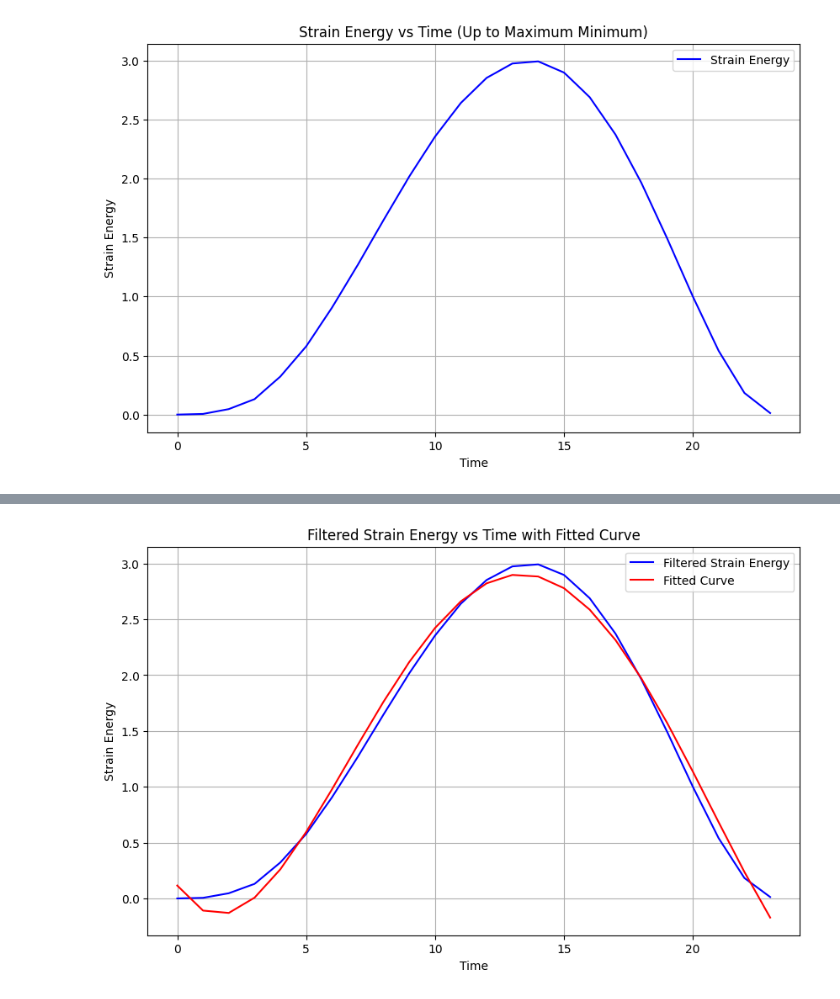
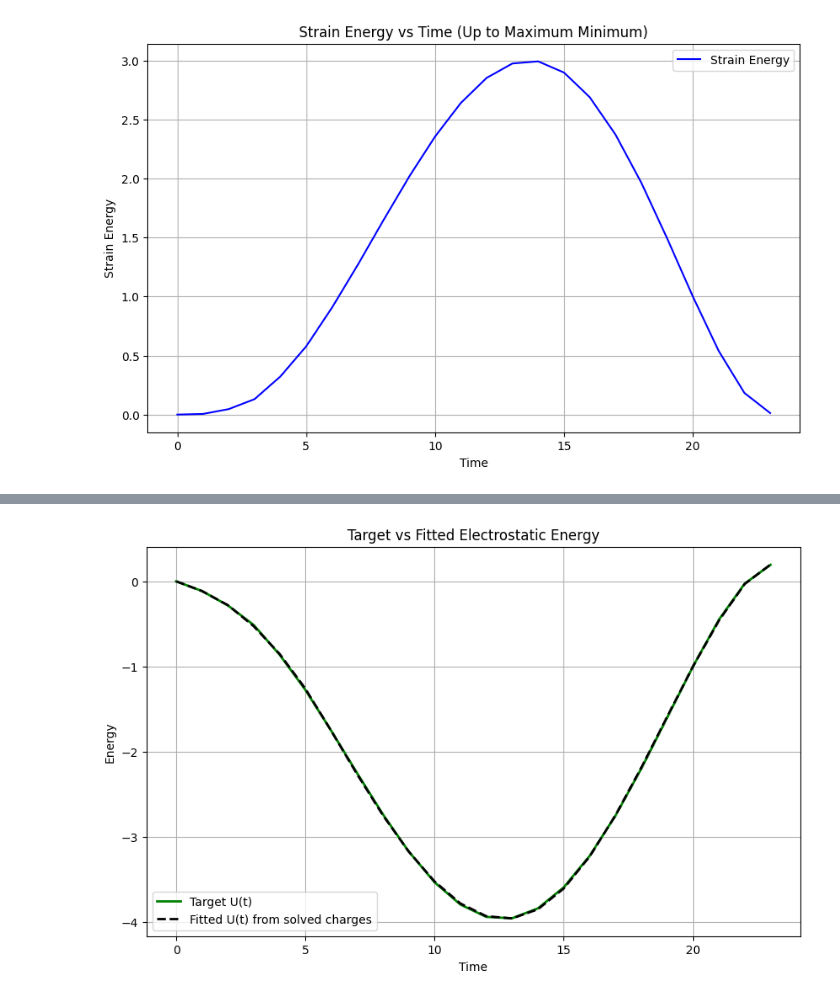
Before and after one commit to Sam-MARTis/Auxetic-MM-Simulation, a Jupyter notebook: Physics-Engine_Python_V3/analysis.ipynb, the cells around one changed output, grey strips where cells are left out. Saved outputs shown, nothing was run; the diff lists cells and outputs as text; code cells hidden in the pictures.

```diff
--- a/Physics-Engine_Python_V3/analysis.ipynb
+++ b/Physics-Engine_Python_V3/analysis.ipynb
@@ -65,0 +109,6 @@ Times of energy maxima: [14.], Energies at those times: [2.99174447]
+# %%
+print(f"Shape of charged_nodes_positions_log: {len(charged_nodes_positions_log)}, {len(charged_nodes_positions_log[0])}, {len(charged_nodes_positions_log[0][0])}")
+charged_nodes_positions_log = np.array(charged_nodes_positions_log)
+def Kijk(pos: np.ndarray, i: int, j: int, t: int):
+    distance = np.linalg.norm(pos[i] - pos[j])
+    return 1/distance if distance != 0 else 0
@@ -66 +158,21 @@ Times of energy maxima: [14.], Energies at those times: [2.99174447]
+# %%
+from scipy.optimize import minimize
+
+def solve_charges(positions, U_target):
+
+    A_all = compute_A_all(positions)
+
+    N = positions.shape[1]
+
+    q0 = np.random.randn(N)
+
+    result = minimize(
+        fun=objective,
+        x0=q0,
+        args=(A_all, U_target),
+        jac=gradient,
+        method='L-BFGS-B'
+    )
+
+    return result.x, result
 # %%
@@ -109,16 +183,19 @@ plt.show()
-# %%
-# Plot the filtered energy curve and the fit new curve throught it
-coefficients_filtered = np.polyfit(t_log_filtered, energy_log_filtered, deg=4)
-energy_poly_filtered = np.poly1d(coefficients_filtered)
-energy_fit_filtered =  energy_poly_filtered(t_log_filtered)
-plt.figure(figsize=(10, 6))
-plt.plot(t_log_filtered, energy_log_filtered, label='Filtered Strain Energy', color='blue')
-plt.plot(t_log_filtered, energy_fit_filtered, label='Fitted Curve', color='red')
-plt.title('Filtered Strain Energy vs Time with Fitted Curve')
-plt.xlabel('Time')
-plt.ylabel('Strain Energy')
-plt.grid()
-plt.legend()
-plt.show()
-# %% [output]
-[figure, removed]
+# %%
+# Compare target energy vs fitted-charge energy on the same time window
+positions_fit = charged_nodes_positions_log[:len(required_charge_energy_values)]
+A_all_fit = compute_A_all(positions_fit)
+U_fit = energy_time_series(charges, A_all_fit)
+
+t_fit = t_log_filtered[:len(required_charge_energy_values)]
+
+plt.figure(figsize=(10, 6))
+plt.plot(t_fit, required_charge_energy_values, label='Target U(t)', color='green', linewidth=2)
+plt.plot(t_fit, U_fit, label='Fitted U(t) from solved charges', color='black', linestyle='--', linewidth=2)
+plt.title('Target vs Fitted Electrostatic Energy')
+plt.xlabel('Time')
+plt.ylabel('Energy')
+plt.grid(True)
+plt.legend()
+plt.show()
+# %% [output]
+[figure, added]
```
Also changed, not shown: parts of 5 cells of this notebook.
